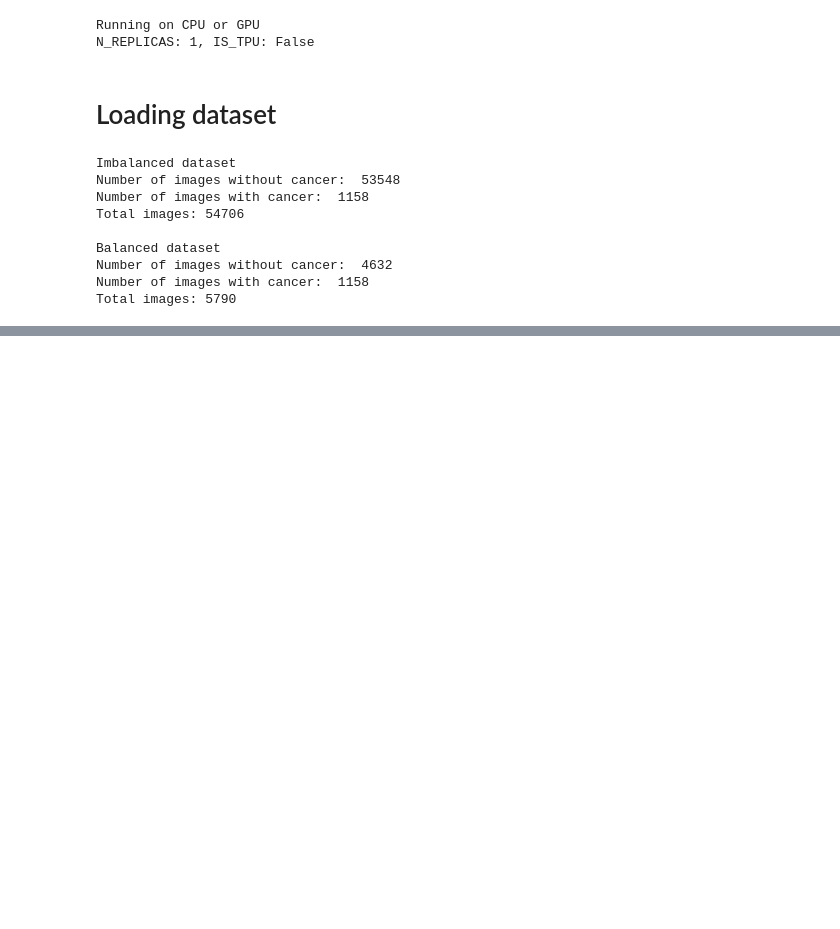
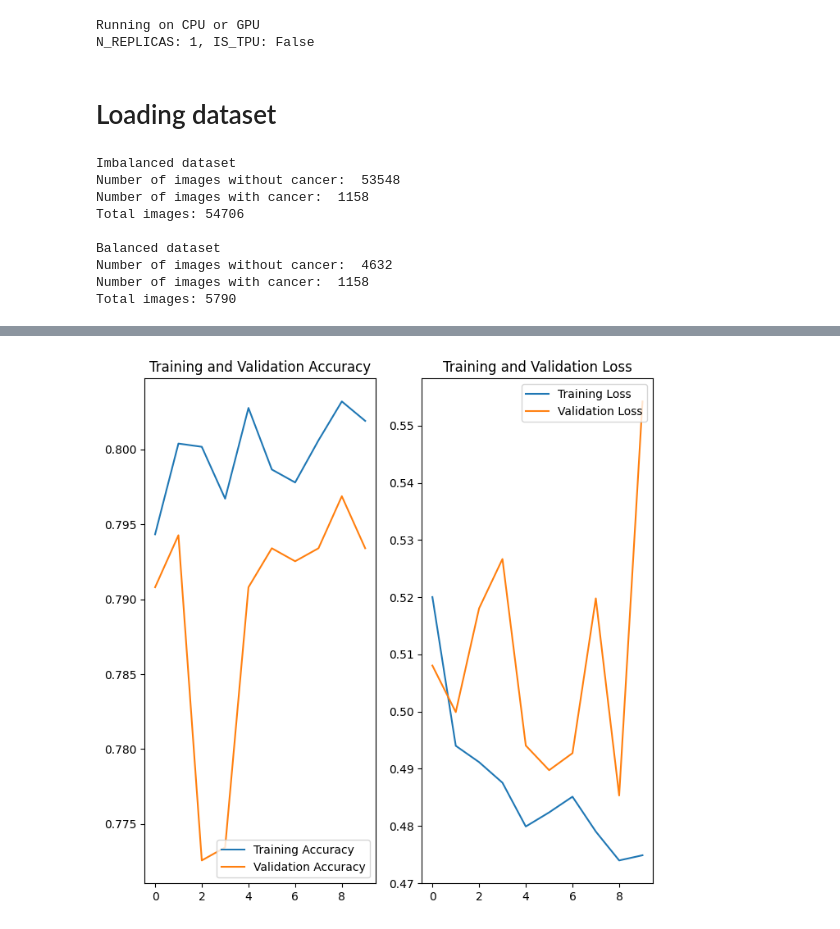
Before and after one commit to eliasqueirogavieira/rsna_breast-cancer-detection, a Jupyter notebook: rsna-challenge_breast-cancer.ipynb, the cells around one changed output, grey strips where cells are left out. Drawn from its saved outputs; the diff is of its cells as text; code cells hidden in the pictures; blank space fills up the shorter version.

Commit message:
First model run with the dataset, simple hyperparams

```diff
--- a/rsna-challenge_breast-cancer.ipynb
+++ b/rsna-challenge_breast-cancer.ipynb
@@ -43,7 +72,7 @@ N_REPLICAS: 1, IS_TPU: False
 path='/kaggle/input/rsna-breast-cancer-detection/'
 train_data=pd.read_csv(path+'train.csv')
 test_data=pd.read_csv(path+'test.csv')
-path_train_images = "/kaggle/input/rsna_mammography-images-as-pngs/images_as_pngs_512/train_images_processed_512"
+path_train_images = '/kaggle/input/rsna-mammography-images-as-pngs/images_as_pngs_512/train_images_processed_512'
 # %%
 # Load the csv file into a pandas dataframe
 df = pd.read_csv(path+'train.csv')
@@ -63,10 +92,10 @@ print(f'Total images: {len(df)}')
 df = df[['patient_id', 'image_id', 'cancer']]
 
 # Convert the data type of the columns to string
-df['image_id'] = df['image_id'].astype(str)
-df['cancer'] = df['cancer'].astype(str)
-df['patient_id'] = df['patient_id'].astype(str)
-df["path"] = df["patient_id"].map(str) + "/" + df["image_id"] + '.png'
+#df['image_id'] = df['image_id'].astype(str)
+#df['cancer'] = df['cancer'].astype(str)
+#df['patient_id'] = df['patient_id'].astype(str)
+df["path"] = path_train_images + '/' + df["patient_id"].map(str) + "/" + df["image_id"].map(str) + '.png'
 # Split the data into training and validation sets
 train_df, val_df = train_test_split(df, test_size=0.2, random_state=42)
 # %% [output]
@@ -143,0 +179,54 @@ Min: 0
+# %%
+# Build the model using a pre-trained network (e.g. DenseNet121)
+with STRATEGY.scope():
+    base_model = tf.keras.applications.DenseNet121(
+        weights='imagenet',
+        include_top=False,
+        input_shape=(512, 512, 3)
+    )
+    base_model.trainable = False
+    model = tf.keras.Sequential([
+        base_model,
+        tf.keras.layers.GlobalAveragePooling2D(),
+        tf.keras.layers.Dense(1, activation='sigmoid')
+    ])
+    model.compile(
+        optimizer='adam',
+        loss='binary_crossentropy',
+        metrics=['accuracy']
+    )
+    model.summary()
+
+# Train the model using fit method, not fit_generator
+history = model.fit(
+    train_ds,
+    validation_data=val_ds,
+    steps_per_epoch=num_steps,
+    validation_steps=num_validation_steps,
+    epochs=EPOCHS,
+    verbose=1
+)
+
+# Plot the training and validation accuracy and loss at each epoch
+acc = history.history['accuracy']
+val_acc = history.history['val_accuracy']
+
+loss = history.history['loss']
+val_loss = history.history['val_loss']
+
+epochs_range = range(10)
+
+plt.figure(figsize=(8, 8))
+plt.subplot(1, 2, 1)
+plt.plot(epochs_range, acc, label='Training Accuracy')
+plt.plot(epochs_range, val_acc, label='Validation Accuracy')
+plt.legend(loc='lower right')
+plt.title('Training and Validation Accuracy')
+
+plt.subplot(1, 2, 2)
+plt.plot(epochs_range, loss, label='Training Loss')
+plt.plot(epochs_range, val_loss, label='Validation Loss')
+plt.legend(loc='upper right')
+plt.title('Training and Validation Loss')
+plt.show()
+# %% [output]
@@ -143,0 +250 @@ Min: 0
+[figure, added]
```
Also changed, not shown: parts of 8 cells of this notebook.
